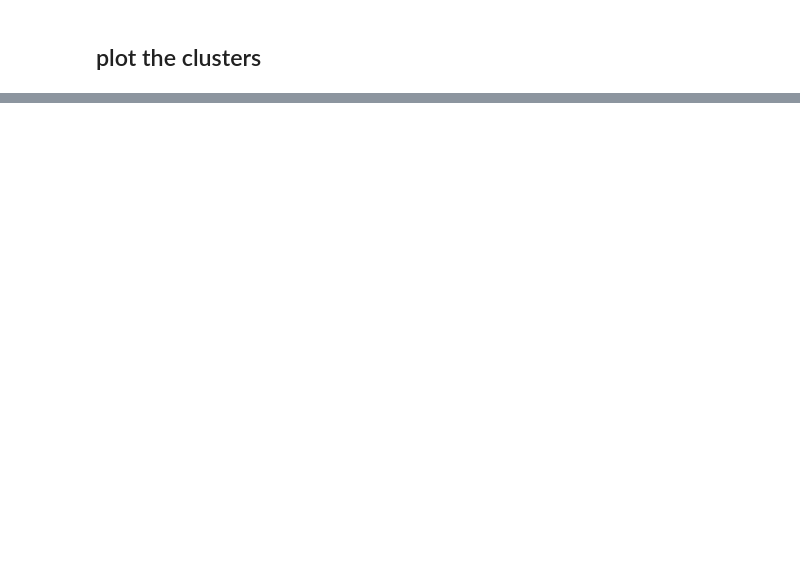
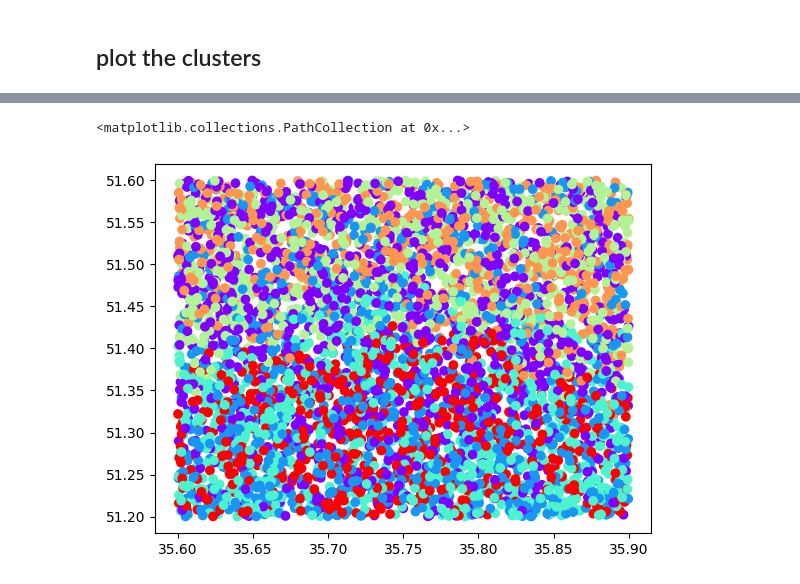
Before and after one commit to DevNerds2020/coordinate-recommender-for-visitors, a Jupyter notebook: test-workbench.ipynb, the cells around one changed output, grey strips where cells are left out. Drawn from its saved outputs; the diff is of its cells as text; code cells hidden in the pictures; blank space fills up the shorter version.

```diff
--- a/test-workbench.ipynb
+++ b/test-workbench.ipynb
@@ -64,0 +72,15 @@ plt.scatter(df.iloc[:, 1], df.iloc[:, 2], c=model.labels_, cmap="rainbow")
+# %%
+def cluster_data(data, min_cluster_size, max_cluster_size):
+    cluster_sizes = range(min_cluster_size, max_cluster_size)
+    models = []
+    for size in cluster_sizes:
+        model = AgglomerativeClustering(n_clusters=size, affinity='euclidean', linkage='ward').fit(data)
+        models.append(model)
+    return models
+# %%
+models = cluster_data(df.iloc[:, 1:4], 2, 50)
+# %%
+plt.scatter(df.iloc[:, 1], df.iloc[:, 2], c=models[4].labels_, cmap="rainbow")
+# %% [output]
+<matplotlib.collections.PathCollection at 0x...>
+[figure, added]
```
Also changed, not shown: parts of 6 cells of this notebook, 2 other files.
